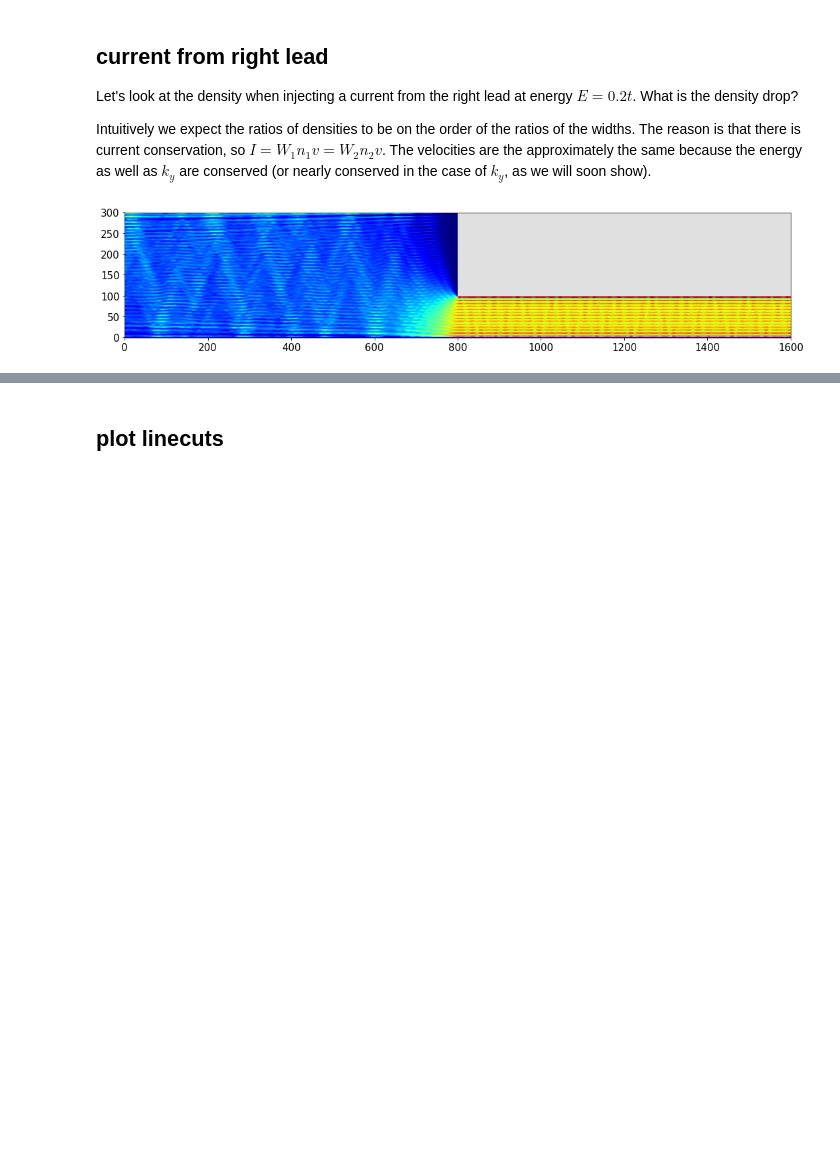
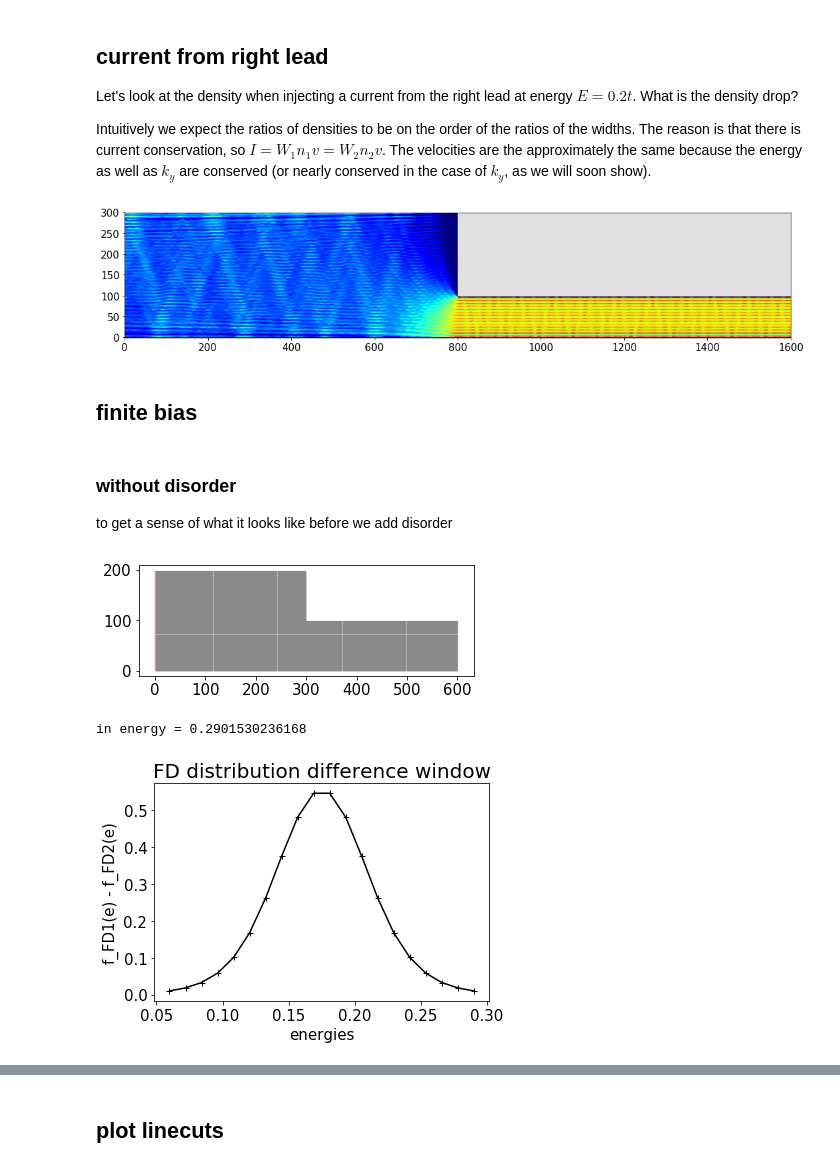
Before and after one commit to liorella/kwant_calcs, a Jupyter notebook: varying-width.ipynb, the cells around one changed output, grey strips where cells are left out. Cells and saved outputs as stored; diff of their text form; code cells hidden in the pictures; blank space fills up the shorter version.

```diff
--- a/varying-width.ipynb
+++ b/varying-width.ipynb
@@ -143,3 +143,18 @@ wf_right1 = calc_wavefunction(_sys, 0.2, 1, 0, 0)
 fig_right1 = kwant.plotter.map(_sys, wf_right1, cmap = pyplot.get_cmap('jet'), colorbar = False, fig_size=(18,8));
 # %% [output]
 [figure]
+# %% [markdown]
+## finite bias
+# %% [markdown]
+### without disorder
+
+to get a sense of what it looks like before we add disorder
+# %%
+_sys_cut = make_wire_var(W1=200, L1= 300, L2 = 300, W2=100)
+kwant.plot(_sys_cut);
+params = SimpleNamespace(Uw = 0, U0 = 0, phi = 0, salt = 12)
+wf_right1_cut = aux_funcs.wavefunc_finite_bias(_sys_cut, params, 0.2, 0.15, 0.02, 0.02, 1, Ngrid = 20, verbose = True)
+# %% [output]
+[figure, added]
+in energy = 0.2901530236168
+[figure, added]
```
Also changed, not shown: parts of 11 cells of this notebook, 3 other files.
